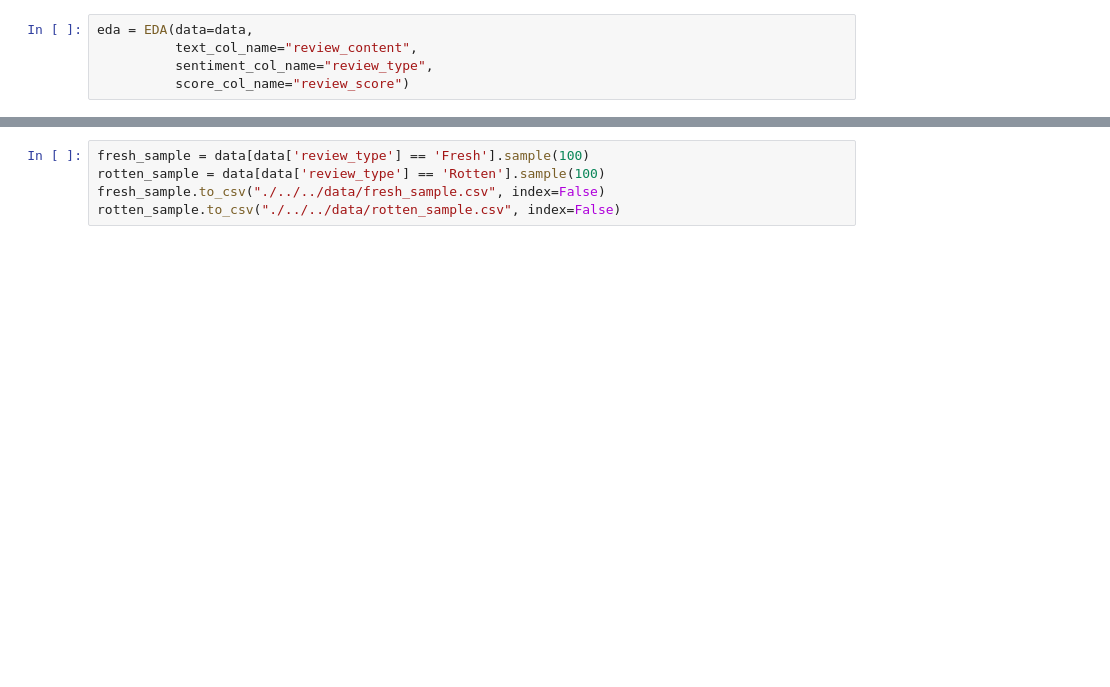
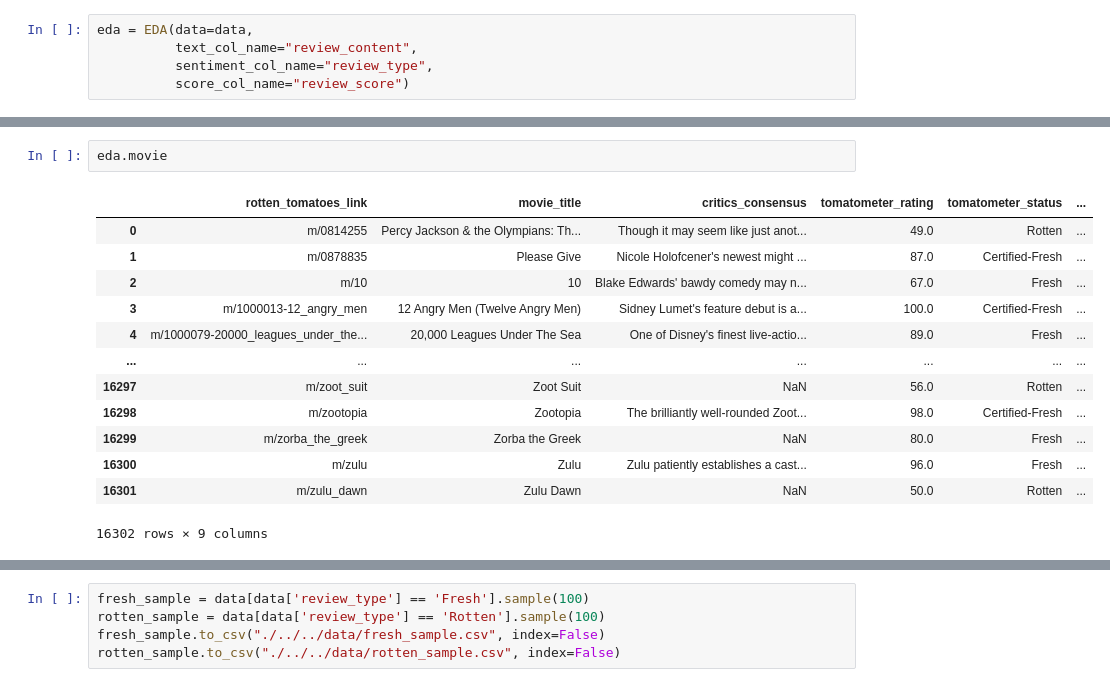
Before and after one commit to MMovasaghi/SentiMovie, a Jupyter notebook: code/data_preprocessing/preprocessing.ipynb, the cells around one changed output, grey strips where cells are left out. Drawn from its saved outputs; the diff is of its cells as text; blank space fills up the shorter version.

```diff
--- a/code/data_preprocessing/preprocessing.ipynb
+++ b/code/data_preprocessing/preprocessing.ipynb
@@ -314,0 +310,16 @@ eda.clean_data
+# %%
+eda.movie
+# %% [output]
+|  | rotten_tomatoes_link | movie_title | critics_consensus | tomatometer_rating | tomatometer_status | ... |
+| 0 | m/0814255 | Percy Jackson & the Olympians: Th... | Though it may seem like just anot... | 49.0 | Rotten | ... |
+| 1 | m/0878835 | Please Give | Nicole Holofcener's newest might ... | 87.0 | Certified-Fresh | ... |
+| 2 | m/10 | 10 | Blake Edwards' bawdy comedy may n... | 67.0 | Fresh | ... |
+| 3 | m/1000013-12_angry_men | 12 Angry Men (Twelve Angry Men) | Sidney Lumet's feature debut is a... | 100.0 | Certified-Fresh | ... |
+| 4 | m/1000079-20000_leagues_under_the... | 20,000 Leagues Under The Sea | One of Disney's finest live-actio... | 89.0 | Fresh | ... |
+| ... | ... | ... | ... | ... | ... | ... |
+| 16297 | m/zoot_suit | Zoot Suit | NaN | 56.0 | Rotten | ... |
+| 16298 | m/zootopia | Zootopia | The brilliantly well-rounded Zoot... | 98.0 | Certified-Fresh | ... |
+| 16299 | m/zorba_the_greek | Zorba the Greek | NaN | 80.0 | Fresh | ... |
+| 16300 | m/zulu | Zulu | Zulu patiently establishes a cast... | 96.0 | Fresh | ... |
+| 16301 | m/zulu_dawn | Zulu Dawn | NaN | 50.0 | Rotten | ... |
+16302 rows × 9 columns
```
Also changed, not shown: parts of 25 cells of this notebook.
